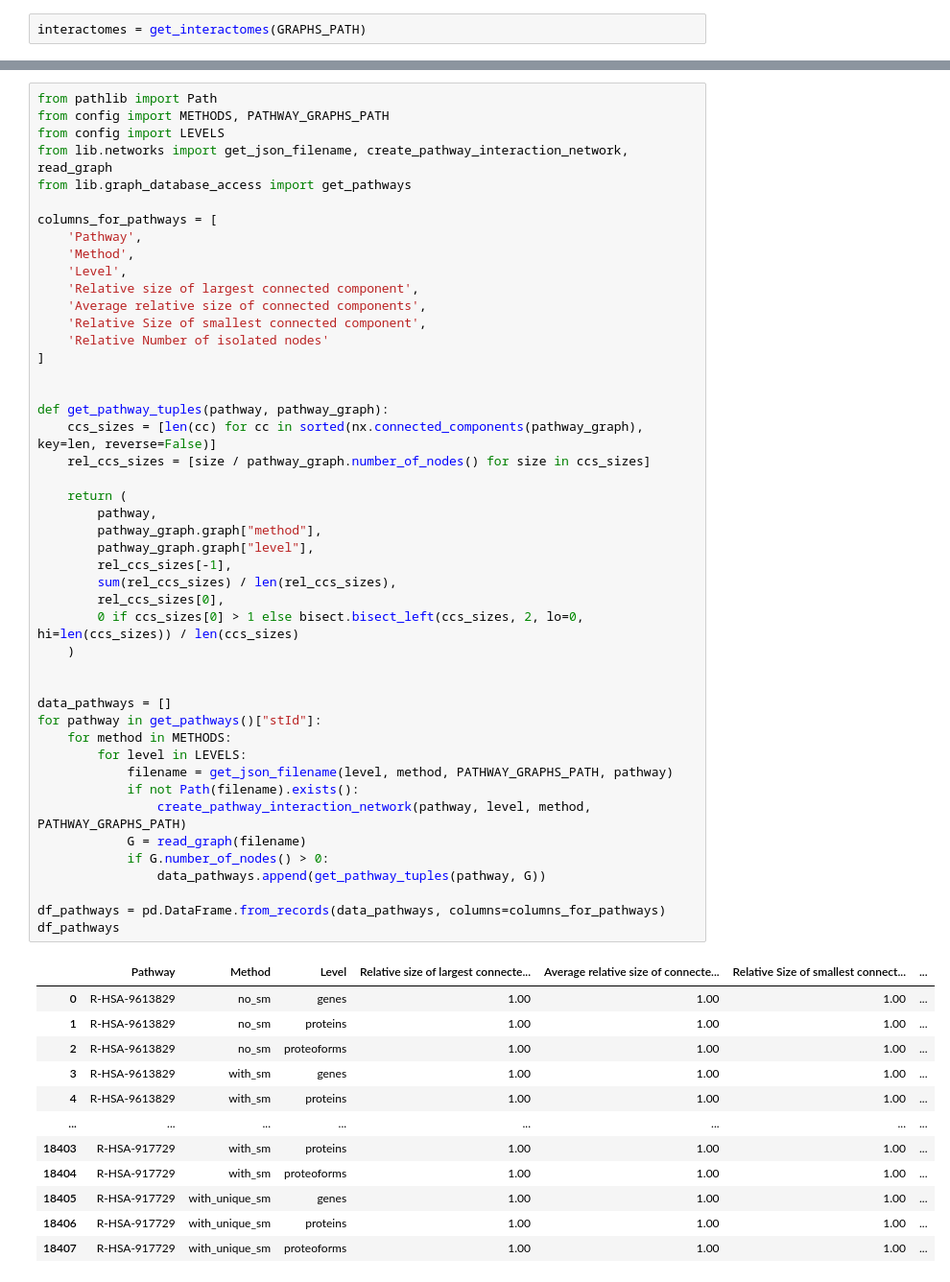
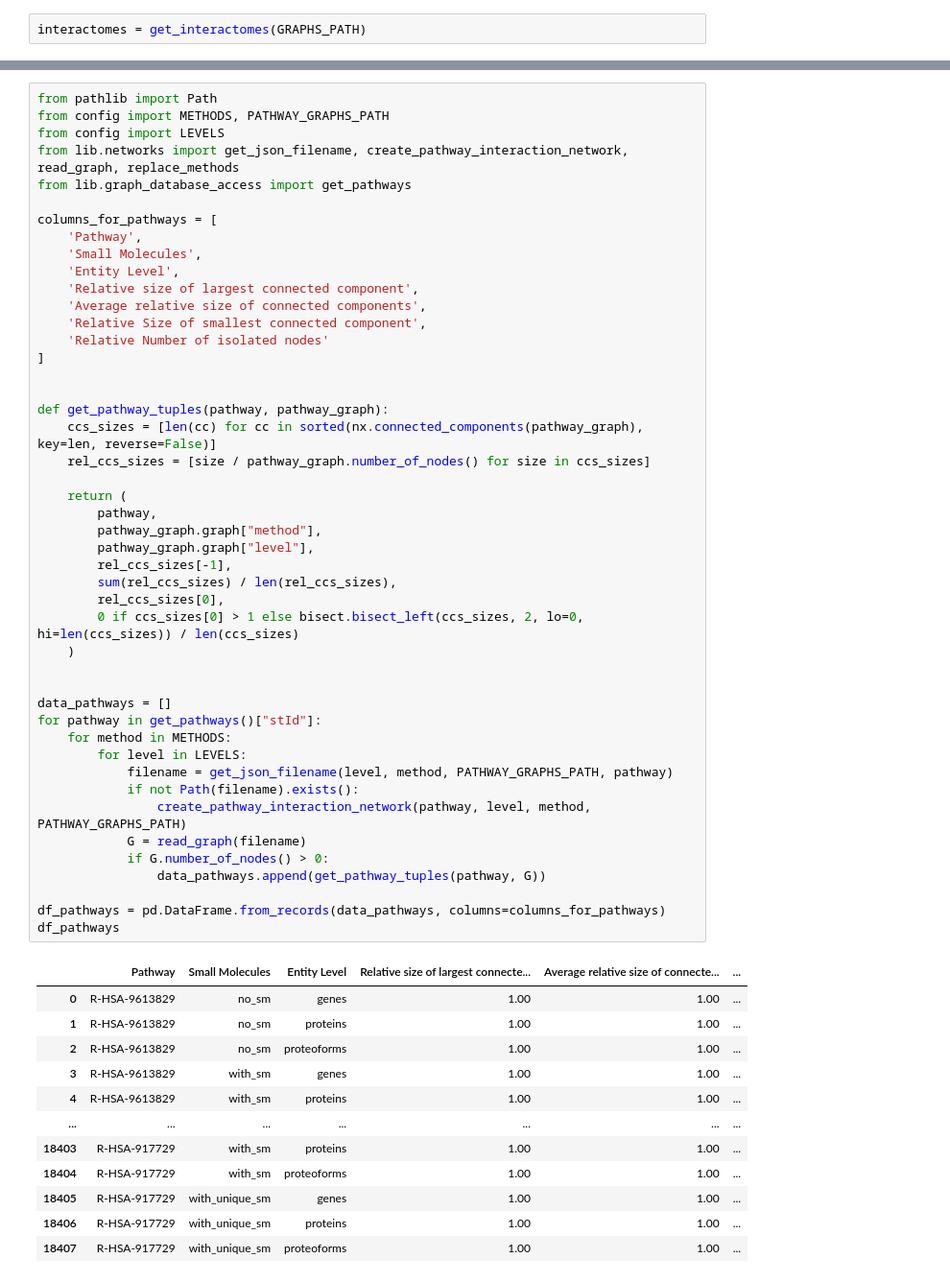
Before and after one commit to PathwayAnalysisPlatform/ProteoformNetworks, a Jupyter notebook: src/Python/analysis_3_connectedness.ipynb, the cells around one changed output, grey strips where cells are left out. Shown at 96% size. Drawn from its saved outputs; the diff is of its cells as text.

```diff
--- a/src/Python/analysis_3_connectedness.ipynb
+++ b/src/Python/analysis_3_connectedness.ipynb
@@ -123,13 +117,13 @@ df_interactomes
 from pathlib import Path
 from config import METHODS, PATHWAY_GRAPHS_PATH
 from config import LEVELS
-from lib.networks import get_json_filename, create_pathway_interaction_network, read_graph
+from lib.networks import get_json_filename, create_pathway_interaction_network, read_graph, replace_methods
 from lib.graph_database_access import get_pathways
 
 columns_for_pathways = [
     'Pathway',
-    'Method',
-    'Level',
+    'Small Molecules',
+    'Entity Level',
     'Relative size of largest connected component',
     'Average relative size of connected components',
     'Relative Size of smallest connected component',
@@ -139,43 +133,43 @@ columns_for_pathways = [
 
 def get_pathway_tuples(pathway, pathway_graph):
     ccs_sizes = [len(cc) for cc in sorted(nx.connected_components(pathway_graph), key=len, reverse=False)]
     rel_ccs_sizes = [size / pathway_graph.number_of_nodes() for size in ccs_sizes]
 
     return (
         pathway,
         pathway_graph.graph["method"],
         pathway_graph.graph["level"],
         rel_ccs_sizes[-1],
         sum(rel_ccs_sizes) / len(rel_ccs_sizes),
         rel_ccs_sizes[0],
         0 if ccs_sizes[0] > 1 else bisect.bisect_left(ccs_sizes, 2, lo=0, hi=len(ccs_sizes)) / len(ccs_sizes)
     )
 
 
 data_pathways = []
 for pathway in get_pathways()["stId"]:
     for method in METHODS:
         for level in LEVELS:
             filename = get_json_filename(level, method, PATHWAY_GRAPHS_PATH, pathway)
             if not Path(filename).exists():
                 create_pathway_interaction_network(pathway, level, method, PATHWAY_GRAPHS_PATH)
             G = read_graph(filename)
             if G.number_of_nodes() > 0:
                 data_pathways.append(get_pathway_tuples(pathway, G))
 
 df_pathways = pd.DataFrame.from_records(data_pathways, columns=columns_for_pathways)
 df_pathways
 # %% [output]
-|  | Pathway | Method | Level | Relative size of largest connecte... | Average relative size of connecte... | Relative Size of smallest connect... | ... |
-| 0 | R-HSA-9613829 | no_sm | genes | 1.00 | 1.00 | 1.00 | ... |
-| 1 | R-HSA-9613829 | no_sm | proteins | 1.00 | 1.00 | 1.00 | ... |
-| 2 | R-HSA-9613829 | no_sm | proteoforms | 1.00 | 1.00 | 1.00 | ... |
-| 3 | R-HSA-9613829 | with_sm | genes | 1.00 | 1.00 | 1.00 | ... |
-| 4 | R-HSA-9613829 | with_sm | proteins | 1.00 | 1.00 | 1.00 | ... |
-| ... | ... | ... | ... | ... | ... | ... | ... |
-| 18403 | R-HSA-917729 | with_sm | proteins | 1.00 | 1.00 | 1.00 | ... |
-| 18404 | R-HSA-917729 | with_sm | proteoforms | 1.00 | 1.00 | 1.00 | ... |
-| 18405 | R-HSA-917729 | with_unique_sm | genes | 1.00 | 1.00 | 1.00 | ... |
-| 18406 | R-HSA-917729 | with_unique_sm | proteins | 1.00 | 1.00 | 1.00 | ... |
-| 18407 | R-HSA-917729 | with_unique_sm | proteoforms | 1.00 | 1.00 | 1.00 | ... |
+|  | Pathway | Small Molecules | Entity Level | Relative size of largest connecte... | Average relative size of connecte... | ... |
+| 0 | R-HSA-9613829 | no_sm | genes | 1.00 | 1.00 | ... |
+| 1 | R-HSA-9613829 | no_sm | proteins | 1.00 | 1.00 | ... |
+| 2 | R-HSA-9613829 | no_sm | proteoforms | 1.00 | 1.00 | ... |
+| 3 | R-HSA-9613829 | with_sm | genes | 1.00 | 1.00 | ... |
+| 4 | R-HSA-9613829 | with_sm | proteins | 1.00 | 1.00 | ... |
+| ... | ... | ... | ... | ... | ... | ... |
+| 18403 | R-HSA-917729 | with_sm | proteins | 1.00 | 1.00 | ... |
+| 18404 | R-HSA-917729 | with_sm | proteoforms | 1.00 | 1.00 | ... |
+| 18405 | R-HSA-917729 | with_unique_sm | genes | 1.00 | 1.00 | ... |
+| 18406 | R-HSA-917729 | with_unique_sm | proteins | 1.00 | 1.00 | ... |
+| 18407 | R-HSA-917729 | with_unique_sm | proteoforms | 1.00 | 1.00 | ... |
 18408 rows × 7 columns
```
Also changed, not shown: parts of 8 cells of this notebook, 3 other files.
